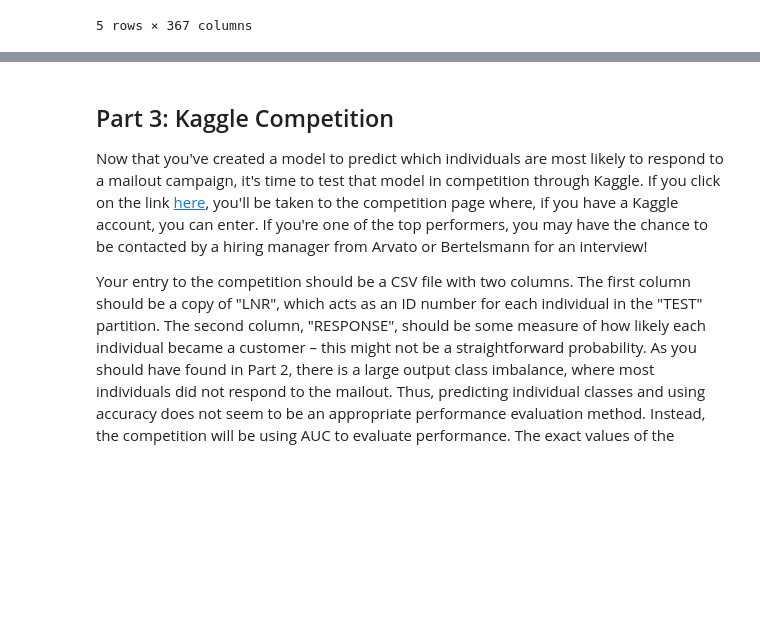
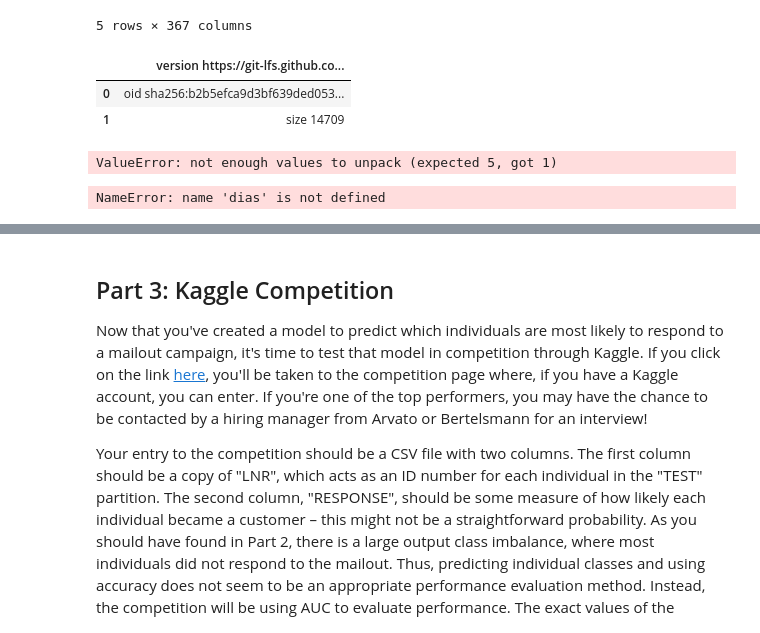
Before and after one commit to patelatharva/Arvato_Customer_Segmentation, a Jupyter notebook: Arvato Project Workbook.ipynb, the cells around one changed output, grey strips where cells are left out. Cells and saved outputs as stored; diff of their text form; code cells hidden in the pictures; blank space fills up the shorter version.

```diff
--- a/Arvato Project Workbook.ipynb
+++ b/Arvato Project Workbook.ipynb
@@ -622,13 +625,33 @@ azdias_cleaned = azdias.copy()
+# %%
+feat_info.head()
+# %% [output]
+|  | version https://git-lfs.github.co... |
+| 0 | oid sha256:b2b5efca9d3bf639ded053... |
+| 1 | size 14709 |
+# %%
+for index, row in feat_info.iterrows():
+        attribute, information_level, var_type, missing, comment = row
+        if attribute in df.columns:
+            values = missing.replace("[","").replace("]","").split(",")
+            replacement = {}
+            for value in values:
+                value = value.strip()
+                replacement[value] = None
+            df.loc[:, attribute].replace(replacement, inplace=True)
+# %% [output]
+ValueError: not enough values to unpack (expected 5, got 1)
 # %%
-for index, row in dias.query("Meaning == 'unknown'").iterrows():
-    Attribute, Description, Value, Meaning = row
-    if Attribute in azdias_cleaned.columns:
-        values = Value.split(",")
-        replacement = {}
-        for value in values:
-            value = value.strip()
-            replacement[value] = None
-        azdias_cleaned.loc[:, Attribute].replace(replacement, inplace=True)
+# for index, row in dias.query("Meaning == 'unknown'").iterrows():
+#     Attribute, Description, Value, Meaning = row
+#     if Attribute in azdias_cleaned.columns:
+#         values = Value.split(",")
+#         replacement = {}
+#         for value in values:
+#             value = value.strip()
+#             replacement[value] = None
+#         azdias_cleaned.loc[:, Attribute].replace(replacement, inplace=True)
+# %% [output]
+NameError: name 'dias' is not defined
 # %%
 azdias_cleaned.replace({"-1": None, 'X': None, 'XX': None}, inplace=True)
 # %%
```
Also changed, not shown: parts of 16 cells of this notebook, 1 other file.
